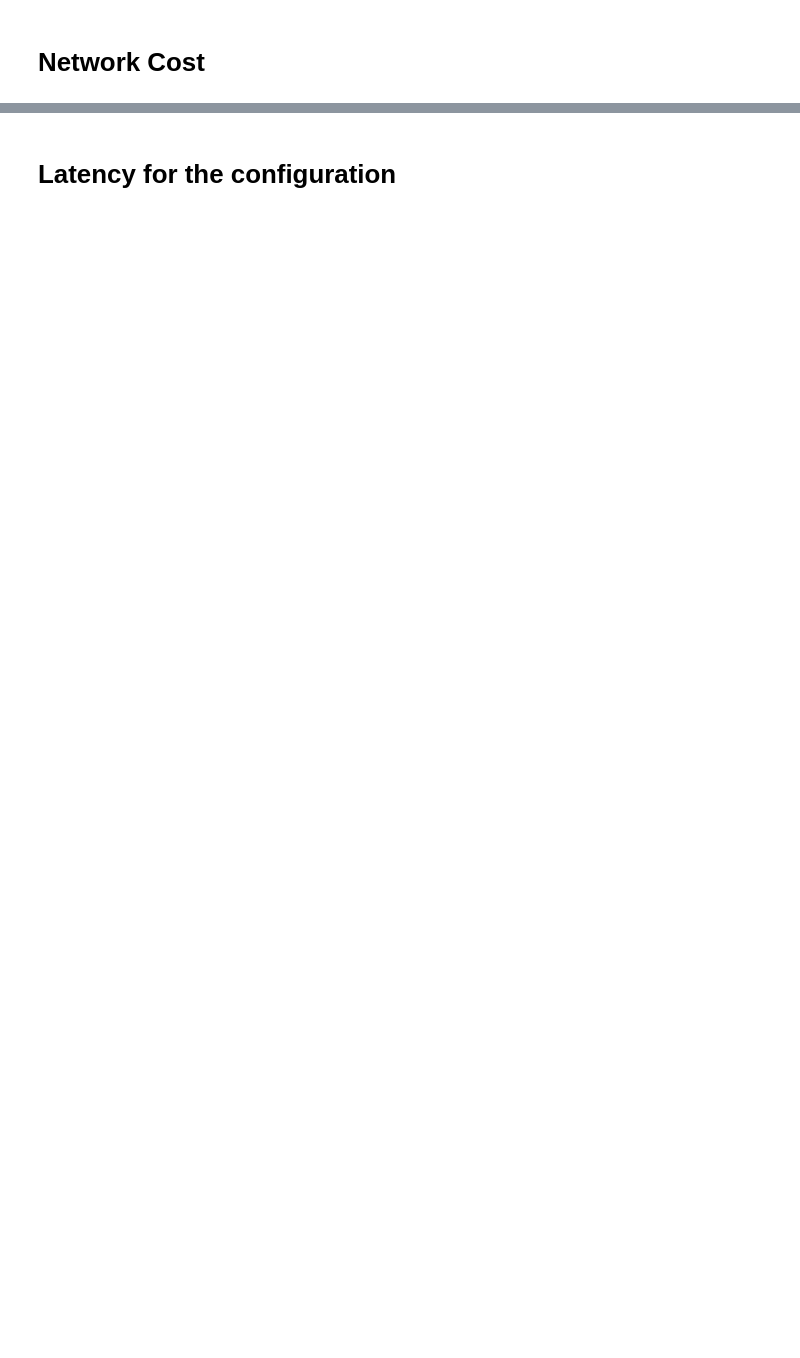
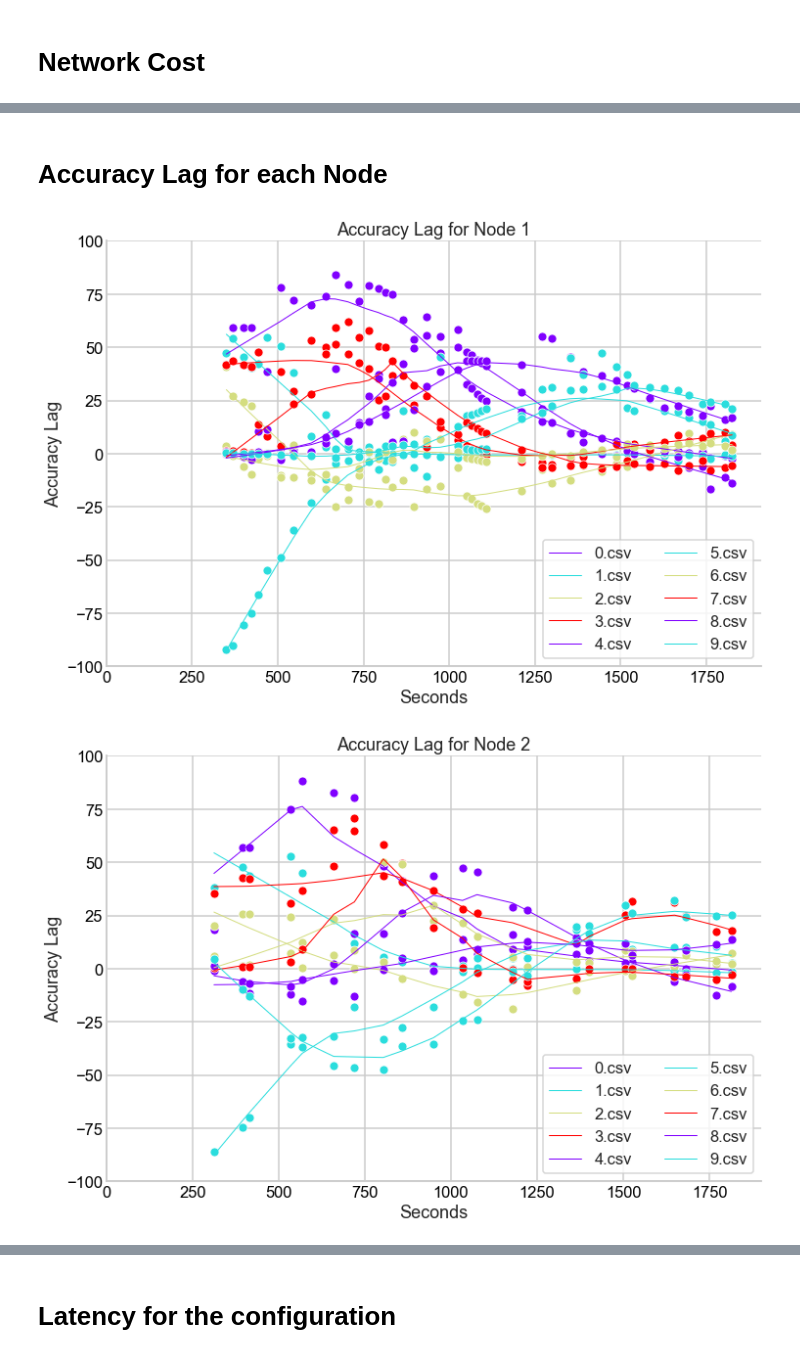
Before and after one commit to govindlahoti/TreeNN, a Jupyter notebook: evaluation/visual.ipynb, the cells around one changed output, grey strips where cells are left out. Drawn from its saved outputs; the diff is of its cells as text; code cells hidden in the pictures; blank space fills up the shorter version.

```diff
--- a/evaluation/visual.ipynb
+++ b/evaluation/visual.ipynb
@@ -348,0 +463,51 @@ display(HTML(link_matrix.to_html()))
+# %% [markdown]
+# Accuracy Lag for each Node
+# %%
+"""
+Plot Accuracy Lag
+"""
+
+accuracy_lag = {query_node: None for query_node in cloud_stats}
+
+for query_node in cloud_stats:
+    cl_accuracy, cl_timestamp = cloud_stats[query_node][ACCURACY], cloud_stats[query_node][TIMESTAMP]
+    accuracy = { f : smooth_accuracy[query_node][f](cl_timestamp) for f in cl_accuracy if len(stats[query_node][ACCURACY][f]) > 2}
+    accuracy_lag[query_node] = {f : [ cla - a for cla,a in zip(cl_accuracy[f], accuracy[f])] for f in cl_accuracy if len(stats[query_node][ACCURACY][f]) > 2}
+
+for query_node, lag in accuracy_lag.items():
+
+    ## Init plot and colormap
+    plt.figure(figsize=(12, 8))
+    colors = [base_colors[i%num_workers] for i in range(len(lag))]
+
+    cl_timestamp = cloud_stats[query_node][TIMESTAMP]
+    ## Plotting
+    files = OrderedDict(sorted(lag.items()))
+    for f,c in zip(files,colors):
+        if len(stats[query_node][ACCURACY][f]) < 2: continue
+        ## Scatterplot in the background
+        ax = sb.scatterplot(np.array(cl_timestamp),np.array(lag[f]),color=c)
+
+        ## Smooth fit to the data
+        lowess = sm.nonparametric.lowess(np.array(lag[f]), np.array(cl_timestamp), frac=0.4)
+        [lowess_x, lowess_y] = list(zip(*lowess))
+        plt.plot(lowess_x, lowess_y, color=c, label=f)
+
+    ## Axes aesthetics
+    ax.tick_params(direction='in', length=6, width=2, colors='k', which='major')
+    ax.tick_params(direction='in', length=4, width=1, colors='r', which='minor')
+    ax.minorticks_on()
+    sb.despine()
+
+    plt.title('Accuracy Lag for Node %d'%query_node)
+    plt.xlabel('Seconds')
+    plt.ylabel('Accuracy Lag')
+    plt.xlim(0)
+    plt.ylim(-100,100)
+    plt.legend(ncol=2, loc='lower right')
+
+    plt.show()
+    #plt.clf()
+# %% [output]
+[figure, added]
+[figure, added]
```
Also changed, not shown: parts of 15 cells of this notebook, 31 other files.
